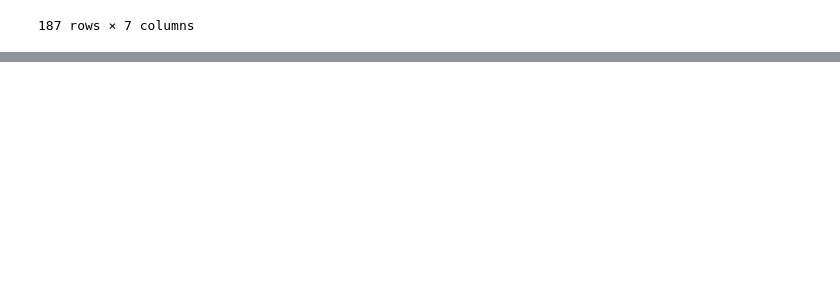
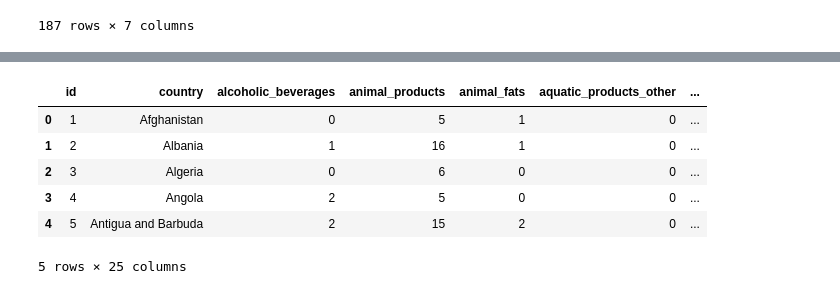
Before and after one commit to msflores10307/etl-project, a Jupyter notebook: Disease prevalence and diet.ipynb, the cells around one changed output, grey strips where cells are left out. Drawn from its saved outputs; the diff is of its cells as text; code cells hidden in the pictures; blank space fills up the shorter version.

```diff
--- a/Diabetes Prevalence.ipynb
+++ b/Disease prevalence and diet.ipynb
@@ -247,0 +273,10 @@ combined_stats
+# %%
+pd.read_sql_query('select * from diet_kcal', con=engine).head()
+# %% [output]
+|  | id | country | alcoholic_beverages | animal_products | animal_fats | aquatic_products_other | ... |
+| 0 | 1 | Afghanistan | 0 | 5 | 1 | 0 | ... |
+| 1 | 2 | Albania | 1 | 16 | 1 | 0 | ... |
+| 2 | 3 | Algeria | 0 | 6 | 0 | 0 | ... |
+| 3 | 4 | Angola | 2 | 5 | 0 | 0 | ... |
+| 4 | 5 | Antigua and Barbuda | 2 | 15 | 2 | 0 | ... |
+5 rows × 25 columns
```
Also changed, not shown: parts of 11 cells of this notebook, 2 other files.
